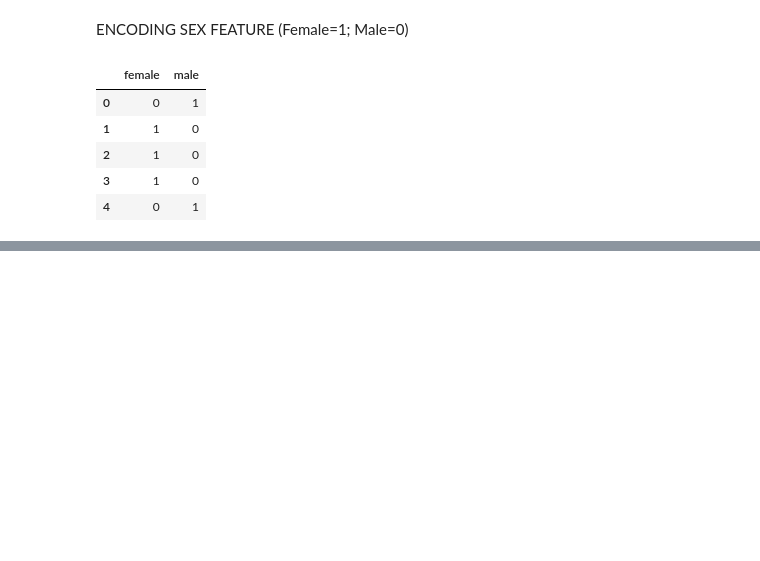
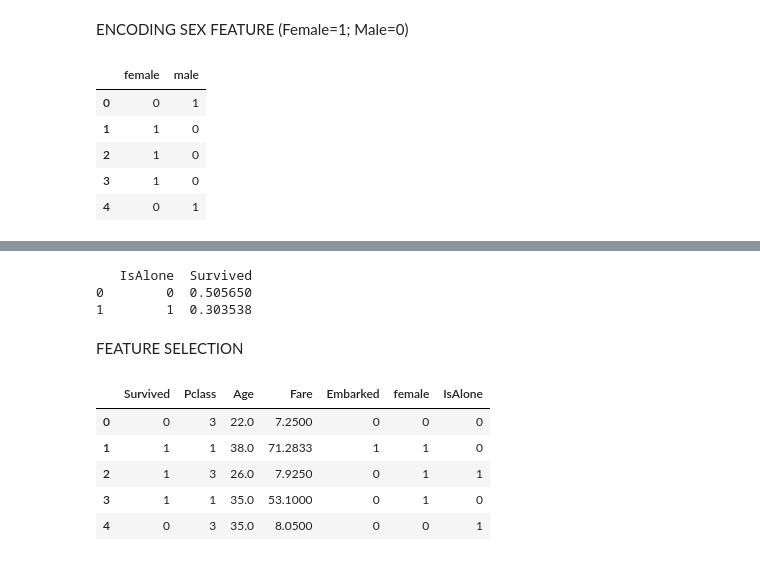
Before and after one commit to siddharthc30/Titanic_Survival_predictor, a Jupyter notebook: titanic_prediction.ipynb, the cells around one changed output, grey strips where cells are left out. Drawn from its saved outputs; the diff is of its cells as text; code cells hidden in the pictures; blank space fills up the shorter version.

```diff
--- a/titanic_prediction.ipynb
+++ b/titanic_prediction.ipynb
@@ -254,0 +317,3 @@ data1.rename(columns={"female":"Sex"})
+# %%
+data1['FamilySize'] = data1['SibSp'] +  data1['Parch'] + 1
+print (data1[['FamilySize', 'Survived']].groupby(['FamilySize'], as_index=False).mean())
@@ -254,0 +357,22 @@ data1.rename(columns={"female":"Sex"})
+# %%
+data1['IsAlone'] = 0
+data1.loc[data1['FamilySize'] == 1, 'IsAlone'] = 1
+
+print (data1[['IsAlone', 'Survived']].groupby(['IsAlone'], as_index=False).mean())
+# %% [output]
+   IsAlone  Survived
+0        0  0.505650
+1        1  0.303538
+# %% [markdown]
+FEATURE SELECTION
+# %%
+data1=data1.drop(['Name', 'SibSp', 'Parch', 'Ticket', 'Cabin', 'FamilySize', 'PassengerId'], axis=1)
+# %%
+data1.head()
+# %% [output]
+|  | Survived | Pclass | Age | Fare | Embarked | female | IsAlone |
+| 0 | 0 | 3 | 22.0 | 7.2500 | 0 | 0 | 0 |
+| 1 | 1 | 1 | 38.0 | 71.2833 | 1 | 1 | 0 |
+| 2 | 1 | 3 | 26.0 | 7.9250 | 0 | 1 | 1 |
+| 3 | 1 | 1 | 35.0 | 53.1000 | 0 | 1 | 0 |
+| 4 | 0 | 3 | 35.0 | 8.0500 | 0 | 0 | 1 |
```
Also changed, not shown: parts of 13 cells of this notebook.
